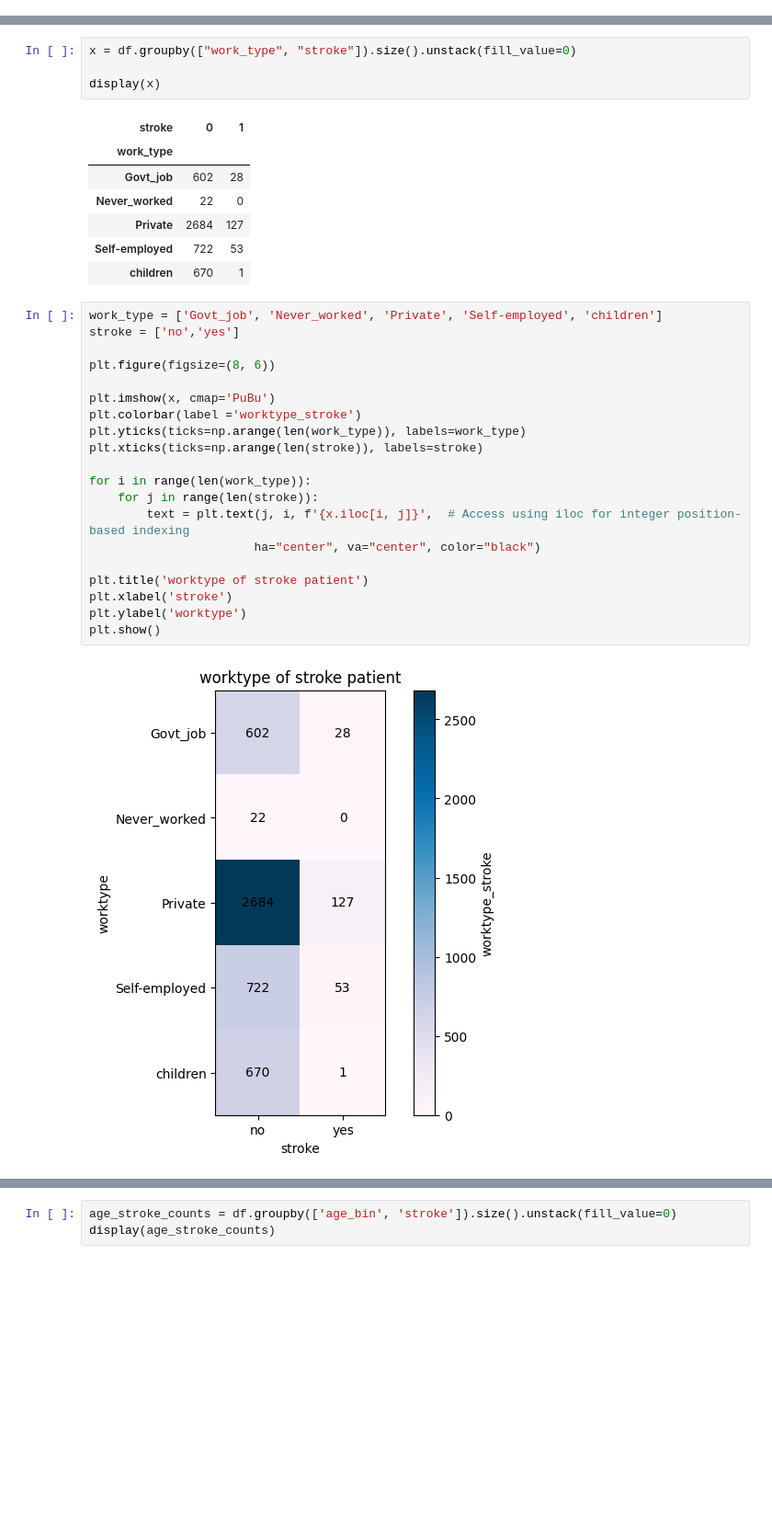
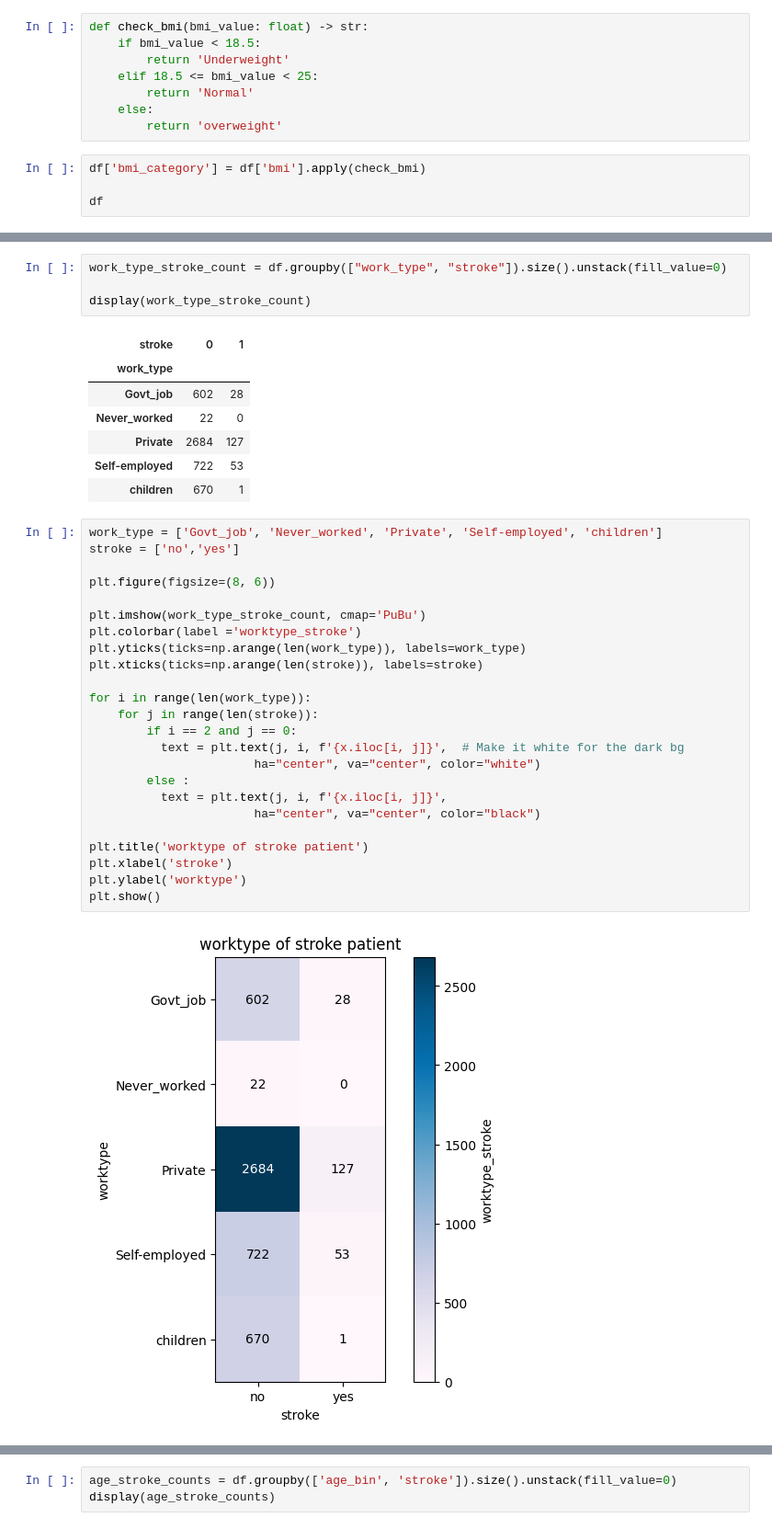
Before and after one commit to Shin1am/EGBI222_Pair_Project_6713376_6713389, a Jupyter notebook: EGBI222_Project.ipynb, the cells around one changed output, grey strips where cells are left out. Shown: that part at 92% size. Cells and saved outputs as stored; diff of their text form; blank space fills up the shorter version.

```diff
--- a/EGBI222_Project.ipynb
+++ b/EGBI222_Project.ipynb
@@ -241,0 +229,12 @@ df
+# %%
+def check_bmi(bmi_value: float) -> str:
+    if bmi_value < 18.5:
+        return 'Underweight'
+    elif 18.5 <= bmi_value < 25:
+        return 'Normal'
+    else:
+        return 'overweight'
+# %%
+df['bmi_category'] = df['bmi'].apply(check_bmi)
+
+df
@@ -331,7 +360,7 @@ df
 # %%
-x = df.groupby(["work_type", "stroke"]).size().unstack(fill_value=0)
+work_type_stroke_count = df.groupby(["work_type", "stroke"]).size().unstack(fill_value=0)
 
-display(x)
+display(work_type_stroke_count)
 # %% [output]
 | stroke | 0 | 1 |
 | work_type |  |  |
@@ -343,22 +372,26 @@ display(x)
 # %%
 work_type = ['Govt_job', 'Never_worked', 'Private', 'Self-employed', 'children']
 stroke = ['no','yes']
 
 plt.figure(figsize=(8, 6))
 
-plt.imshow(x, cmap='PuBu')
+plt.imshow(work_type_stroke_count, cmap='PuBu')
 plt.colorbar(label ='worktype_stroke')
 plt.yticks(ticks=np.arange(len(work_type)), labels=work_type)
 plt.xticks(ticks=np.arange(len(stroke)), labels=stroke)
 
 for i in range(len(work_type)):
     for j in range(len(stroke)):
-        text = plt.text(j, i, f'{x.iloc[i, j]}',  # Access using iloc for integer position-based indexing
+        if i == 2 and j == 0:
+          text = plt.text(j, i, f'{x.iloc[i, j]}',  # Make it white for the dark bg
+                       ha="center", va="center", color="white")
+        else :
+          text = plt.text(j, i, f'{x.iloc[i, j]}',
                        ha="center", va="center", color="black")
 
 plt.title('worktype of stroke patient')
 plt.xlabel('stroke')
 plt.ylabel('worktype')
 plt.show()
 # %% [output]
-[figure, old version]
+[figure, new version]
```
Also changed, not shown: parts of 44 cells of this notebook.
